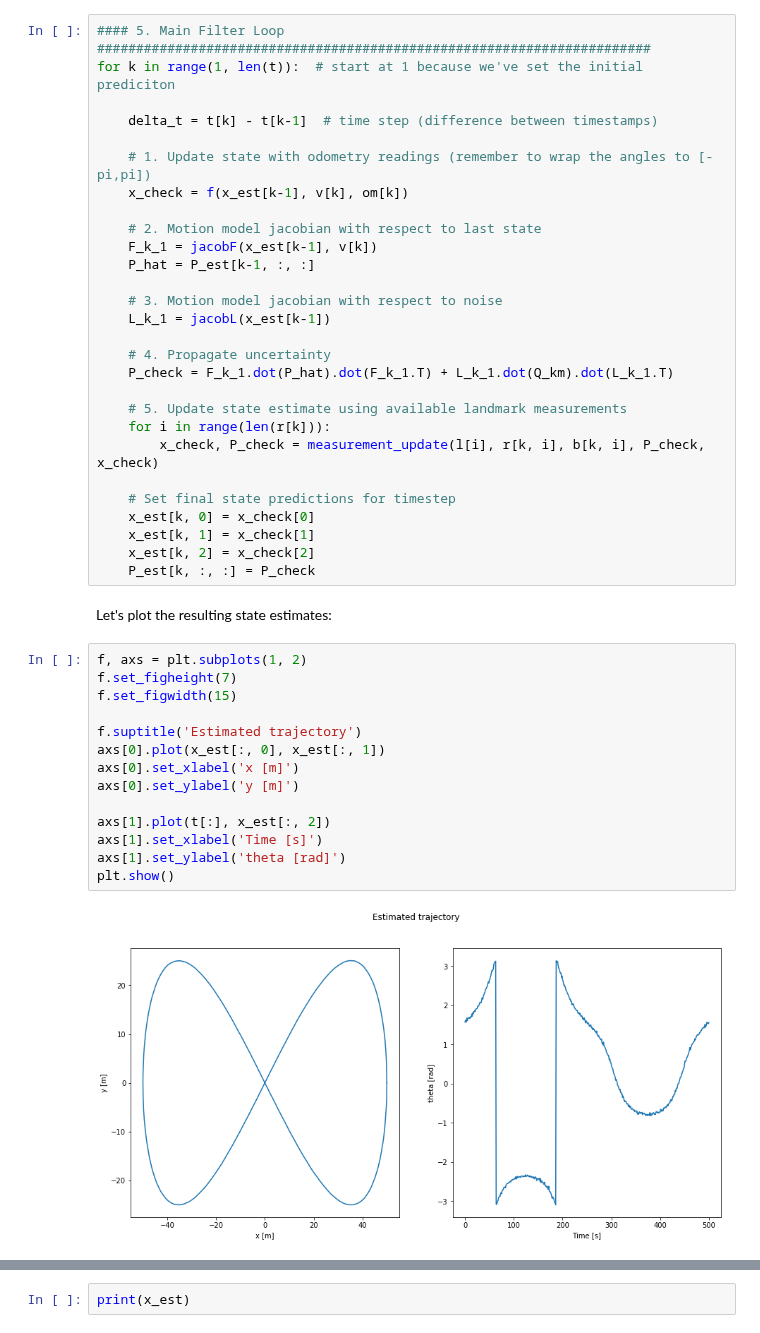
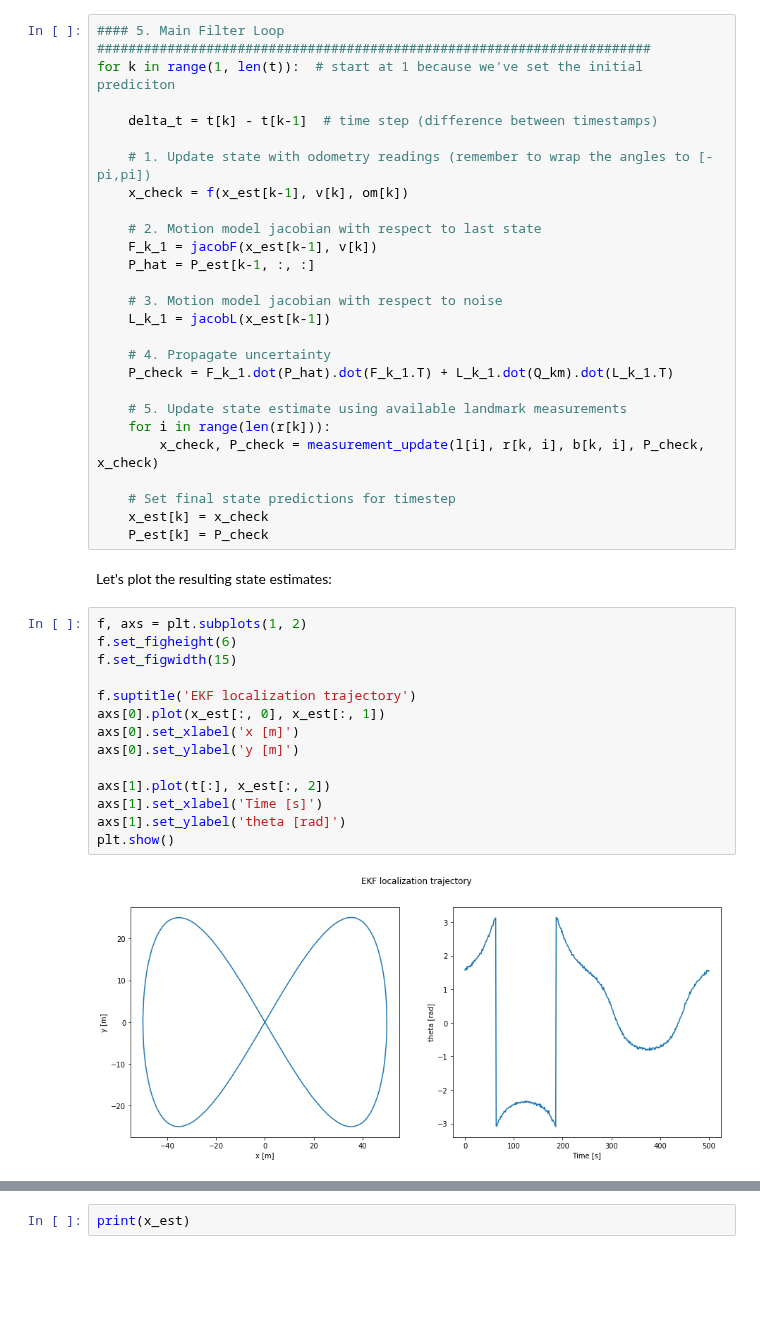
Before and after one commit to QuangMDoan/controller2d-nix, a Jupyter notebook: course2/full-ekf.ipynb, the cells around one changed output, grey strips where cells are left out. Cells and saved outputs as stored; diff of their text form; blank space fills up the shorter version.

```diff
--- a/course2/full-ekf.ipynb
+++ b/course2/full-ekf.ipynb
@@ -446,28 +446,26 @@ for k in range(1, len(t)):  # start at 1 because we've set the initial predicito
         x_check, P_check = measurement_update(l[i], r[k, i], b[k, i], P_check, x_check)
 
     # Set final state predictions for timestep
-    x_est[k, 0] = x_check[0]
-    x_est[k, 1] = x_check[1]
-    x_est[k, 2] = x_check[2]
-    P_est[k, :, :] = P_check
+    x_est[k] = x_check
+    P_est[k] = P_check
 # %% [markdown]
 Let's plot the resulting state estimates:
 # %%
 f, axs = plt.subplots(1, 2)
-f.set_figheight(7)
+f.set_figheight(6)
 f.set_figwidth(15)
 
-f.suptitle('Estimated trajectory')
+f.suptitle('EKF localization trajectory')
 axs[0].plot(x_est[:, 0], x_est[:, 1])
 axs[0].set_xlabel('x [m]')
 axs[0].set_ylabel('y [m]')
 
 axs[1].plot(t[:], x_est[:, 2])
 axs[1].set_xlabel('Time [s]')
 axs[1].set_ylabel('theta [rad]')
 plt.show()
 # %% [output]
-[figure, old version]
+[figure, new version]
 # %% [markdown]
 <table><tr>
 <td> <img src="data/gtruth.png" alt="Ground Truth" width="450"/> </td>
```
Also changed, not shown: parts of 1 cell of this notebook.
